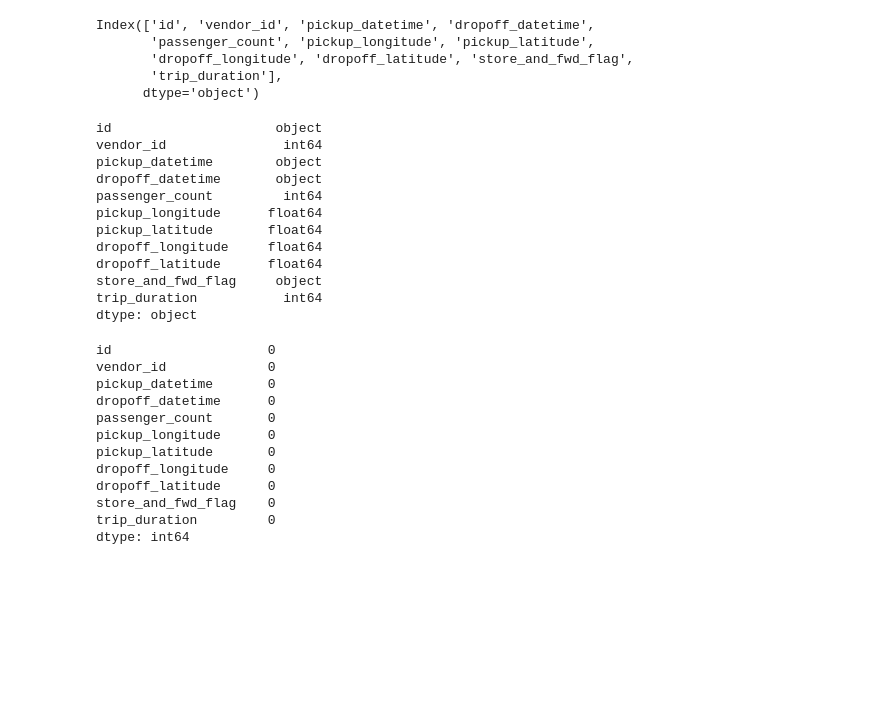
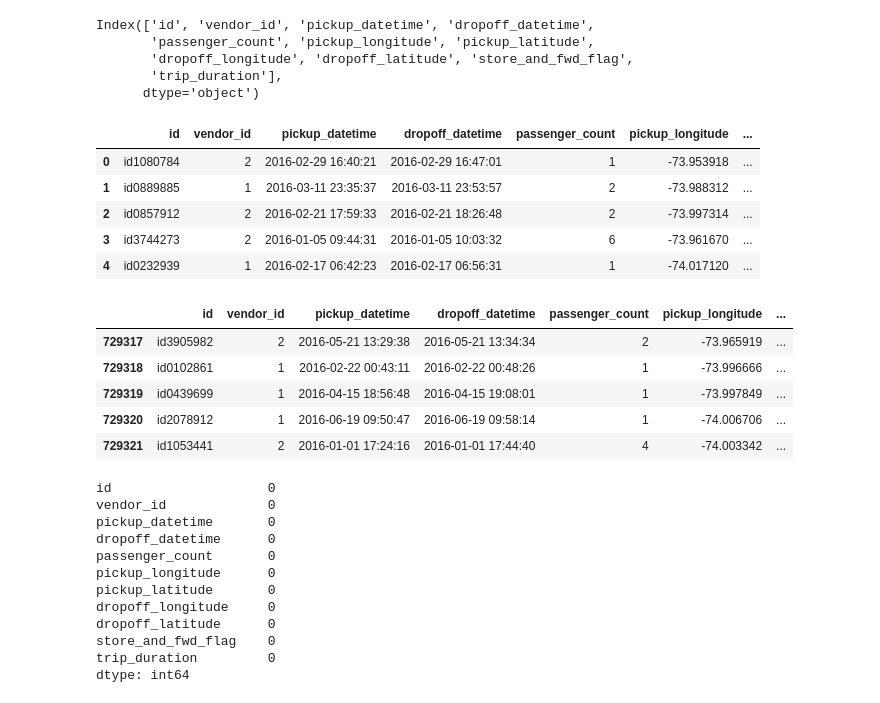
Before and after one commit to Siddharth-Xenon/nyc-taxi-trip-duration, a Jupyter notebook: Untitled.ipynb, the cells around one changed output. Saved outputs shown, nothing was run; the diff lists cells and outputs as text; code cells hidden in the pictures; blank space fills up the shorter version.

```diff
--- a/Untitled.ipynb
+++ b/Untitled.ipynb
@@ -23,20 +23,23 @@ Index(['id', 'vendor_id', 'pickup_datetime', 'dropoff_datetime',
        'trip_duration'],
       dtype='object')
 # %%
-df.dtypes
+df.head()
 # %% [output]
-id                     object
-vendor_id               int64
-pickup_datetime        object
-dropoff_datetime       object
-passenger_count         int64
-pickup_longitude      float64
-pickup_latitude       float64
-dropoff_longitude     float64
-dropoff_latitude      float64
-store_and_fwd_flag     object
-trip_duration           int64
-dtype: object
+|  | id | vendor_id | pickup_datetime | dropoff_datetime | passenger_count | pickup_longitude | ... |
+| 0 | id1080784 | 2 | 2016-02-29 16:40:21 | 2016-02-29 16:47:01 | 1 | -73.953918 | ... |
+| 1 | id0889885 | 1 | 2016-03-11 23:35:37 | 2016-03-11 23:53:57 | 2 | -73.988312 | ... |
+| 2 | id0857912 | 2 | 2016-02-21 17:59:33 | 2016-02-21 18:26:48 | 2 | -73.997314 | ... |
+| 3 | id3744273 | 2 | 2016-01-05 09:44:31 | 2016-01-05 10:03:32 | 6 | -73.961670 | ... |
+| 4 | id0232939 | 1 | 2016-02-17 06:42:23 | 2016-02-17 06:56:31 | 1 | -74.017120 | ... |
+# %%
+df.tail()
+# %% [output]
+|  | id | vendor_id | pickup_datetime | dropoff_datetime | passenger_count | pickup_longitude | ... |
+| 729317 | id3905982 | 2 | 2016-05-21 13:29:38 | 2016-05-21 13:34:34 | 2 | -73.965919 | ... |
+| 729318 | id0102861 | 1 | 2016-02-22 00:43:11 | 2016-02-22 00:48:26 | 1 | -73.996666 | ... |
+| 729319 | id0439699 | 1 | 2016-04-15 18:56:48 | 2016-04-15 19:08:01 | 1 | -73.997849 | ... |
+| 729320 | id2078912 | 1 | 2016-06-19 09:50:47 | 2016-06-19 09:58:14 | 1 | -74.006706 | ... |
+| 729321 | id1053441 | 2 | 2016-01-01 17:24:16 | 2016-01-01 17:44:40 | 4 | -74.003342 | ... |
 # %%
 df.isnull().sum()
 # %% [output]
```
